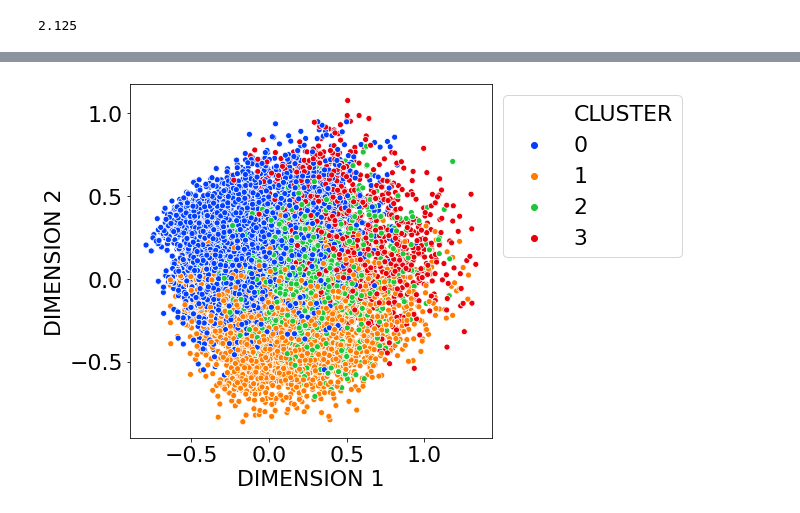
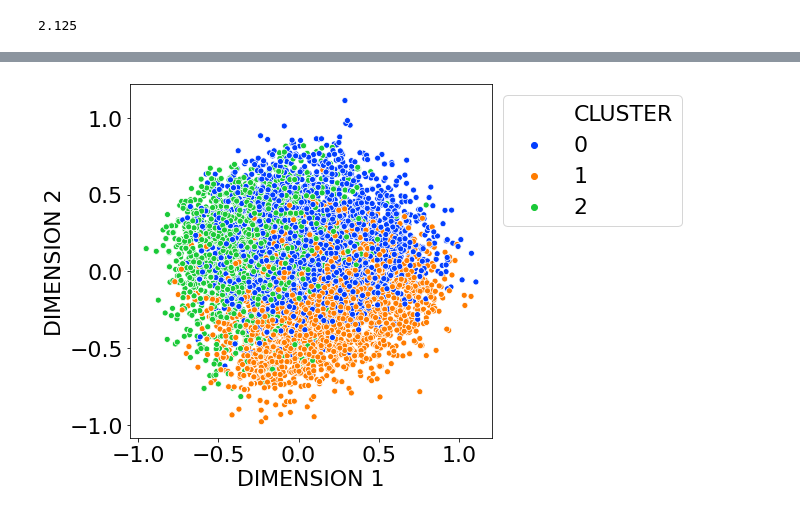
Before and after one commit to Daesparz/DS4A2020_Empowerment, a Jupyter notebook: exploratory_data_analysis/k-modes_consumer_segmentation_miami.ipynb, the cells around one changed output, grey strips where cells are left out. Cells and saved outputs as stored; diff of their text form; code cells hidden in the pictures.

```diff
--- a/exploratory_data_analysis/k-modes_consumer_segmentation_miami.ipynb
+++ b/exploratory_data_analysis/k-modes_consumer_segmentation_miami.ipynb
@@ -232,6 +233,6 @@ For n_clusters = 5 The average silhouette_score is : -0.007455033395164
 # %%
-km = KModes(n_clusters=4, init='Huang', n_init=5, verbose=0)
-x_cols = df_sf.copy()
+km = KModes(n_clusters=3, init='Huang', n_init=5, verbose=0)
+x_cols = df_miami.copy()
 clusters = km.fit_predict(x_cols)
 
 # Print the cluster centroids
@@ -244,5 +244,5 @@ print(km.cluster_centroids_)
 # %%
-df_sf1['CLUSTER'] = clusters
+df_miami1['CLUSTER'] = clusters
 # %%
 plt.figure(figsize=(20,22))
 vars_to_look = demographics
@@ -273,7 +273,7 @@ def cross_tab(df, var1, var2):
     return temp/temp.groupby(level=[0]).sum()*100
 # %%
 for d in demographics:
-    df = cross_tab(df_sf1, 'CLUSTER', d)
+    df = cross_tab(df_miami1, 'CLUSTER', d)
     print(df)
 # %% [output]
                  RHISPANIC      RRACE      EEDUC         MS  THHLD_NUMKID  \
@@ -296,6 +296,6 @@ CLUSTER EGENDER
 # %%
 for d in shopping_vars:
-    df = cross_tab(df_sf1, 'CLUSTER', d)
+    df = cross_tab(df_miami1, 'CLUSTER', d)
     print(df)
 # %% [output]
                   EGENDER  RHISPANIC      RRACE      EEDUC         MS  \
@@ -364,22 +364,22 @@ for d in demographics:
 # %%
 df2 = mca.row_coordinates(x_cols1).copy()
 # %%
-df_sf1['DIMENSION X'] = df2.iloc[:, 0]
-df_sf1['DIMENSION Y'] = df2.iloc[:, 1]
+df_miami1['DIMENSION X'] = df2.iloc[:, 0]
+df_miami1['DIMENSION Y'] = df2.iloc[:, 1]
 
 fig, ax = plt.subplots(figsize=(6.5, 6.5))
 
 #legend = ['GROUP A','GROUP B', 'GROUP C', 'GROUP D']
-palette = sns.color_palette("bright", 4)  #Choosing color
+palette = sns.color_palette("bright", 3)  #Choosing color
 _ = plt.rcParams.update({'font.size': 22})
-_ = sns.scatterplot(x='DIMENSION X', y='DIMENSION Y', data=df_sf1, hue='CLUSTER', palette=palette)
+_ = sns.scatterplot(x='DIMENSION X', y='DIMENSION Y', data=df_miami1, hue='CLUSTER', palette=palette)
 _ = plt.xlabel('DIMENSION 1')
 _ = plt.ylabel('DIMENSION 2')
 _ = ax.legend(bbox_to_anchor=(1.0, 1.0))
 # ax.text(-5, 2.5, 'GROUP 2')
 # ax.text(3, -2.5, 'GROUP 1')
 # ax.text(-4, -2.5, 'GROUP 0')
 # ax.text(3, 5, 'GROUP 3')
 plt.show()
 # %% [output]
-[figure, old version]
+[figure, new version]
```
Also changed, not shown: parts of 28 cells of this notebook.
